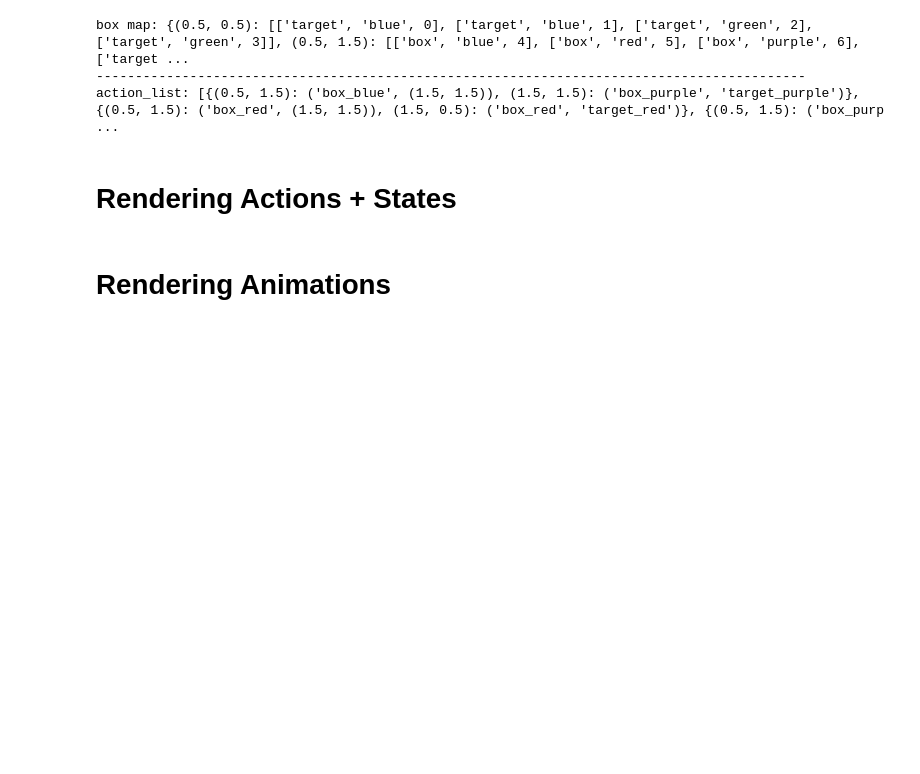
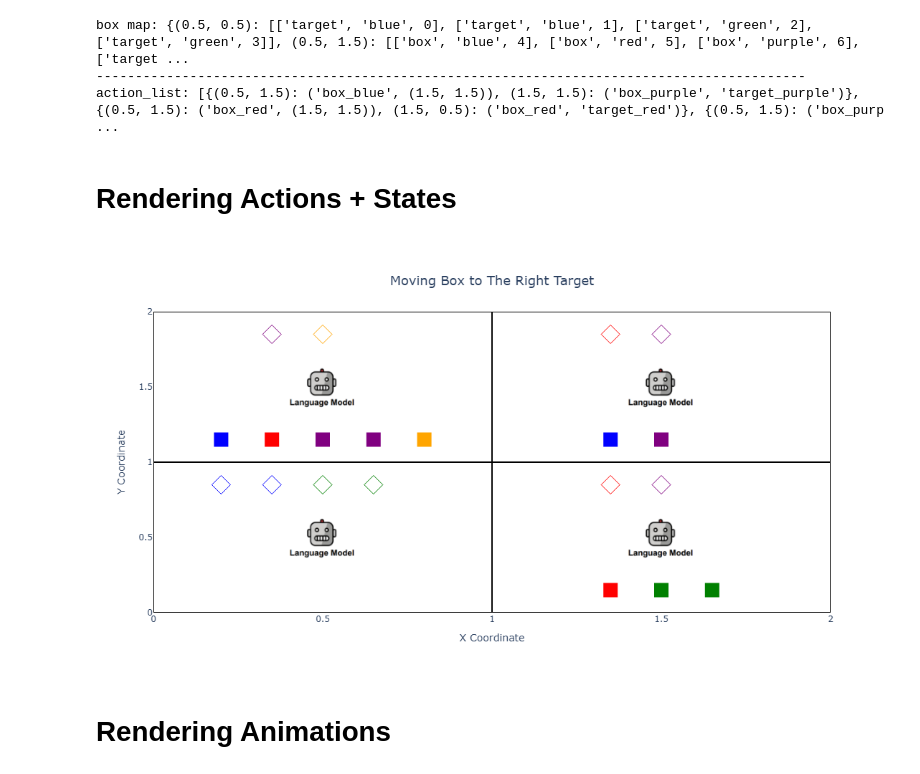
Before and after one commit to KevinBian107/RPLH, a Jupyter notebook: demos/render.ipynb, the cells around one changed output. Saved outputs shown, nothing was run; the diff lists cells and outputs as text; code cells hidden in the pictures; blank space fills up the shorter version.

Commit message:
render_refine

```diff
--- a/demos/render.ipynb
+++ b/demos/render.ipynb
@@ -76,7 +97,9 @@ action_list: [{(0.5, 1.5): ('box_blue', (1.5, 1.5)), (1.5, 1.5): ('box_purple',
 # %% [markdown]
 # Rendering Actions + States
 # %%
-# render_graph(box_map)
+render_graph(box_map)
+# %% [output]
+[figure, added]
 # %%
 # action_list
 # %% [markdown]
```
Also changed, not shown: parts of 5 cells of this notebook, 2 other files.
